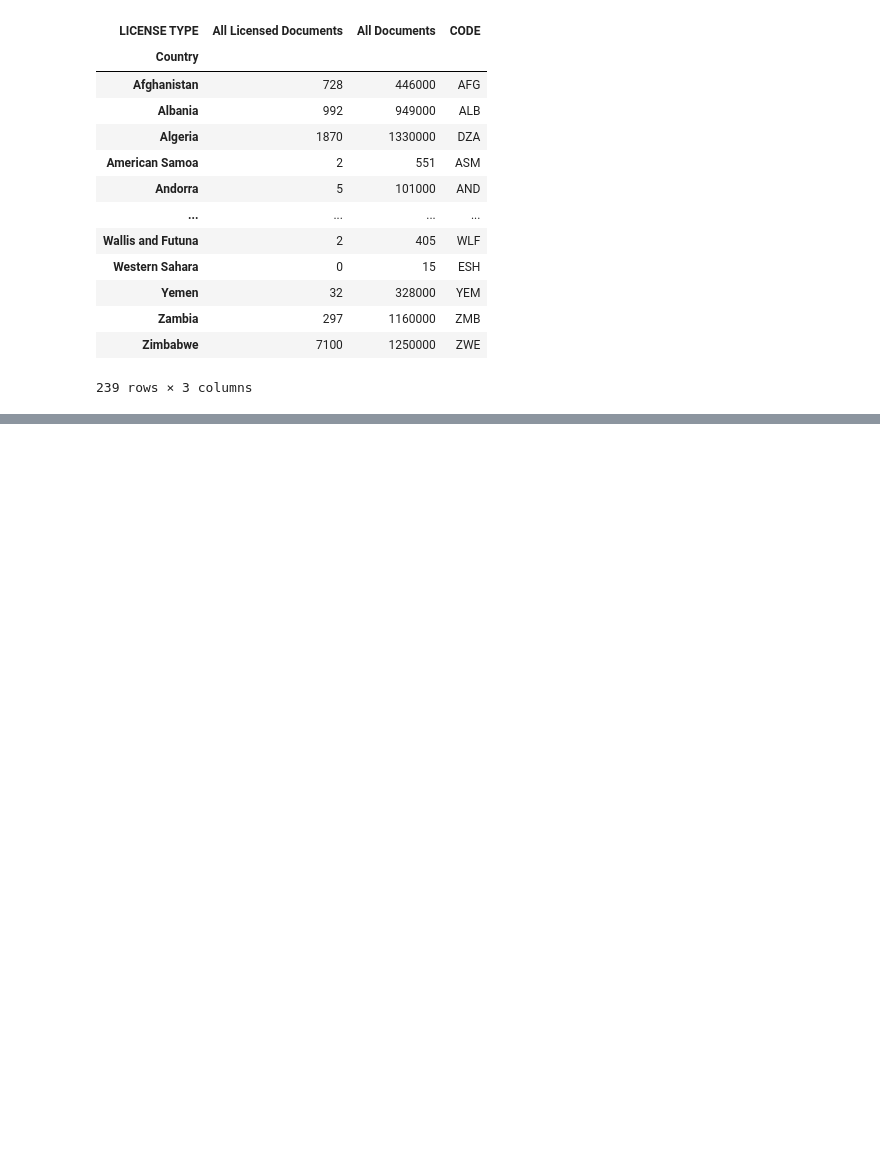
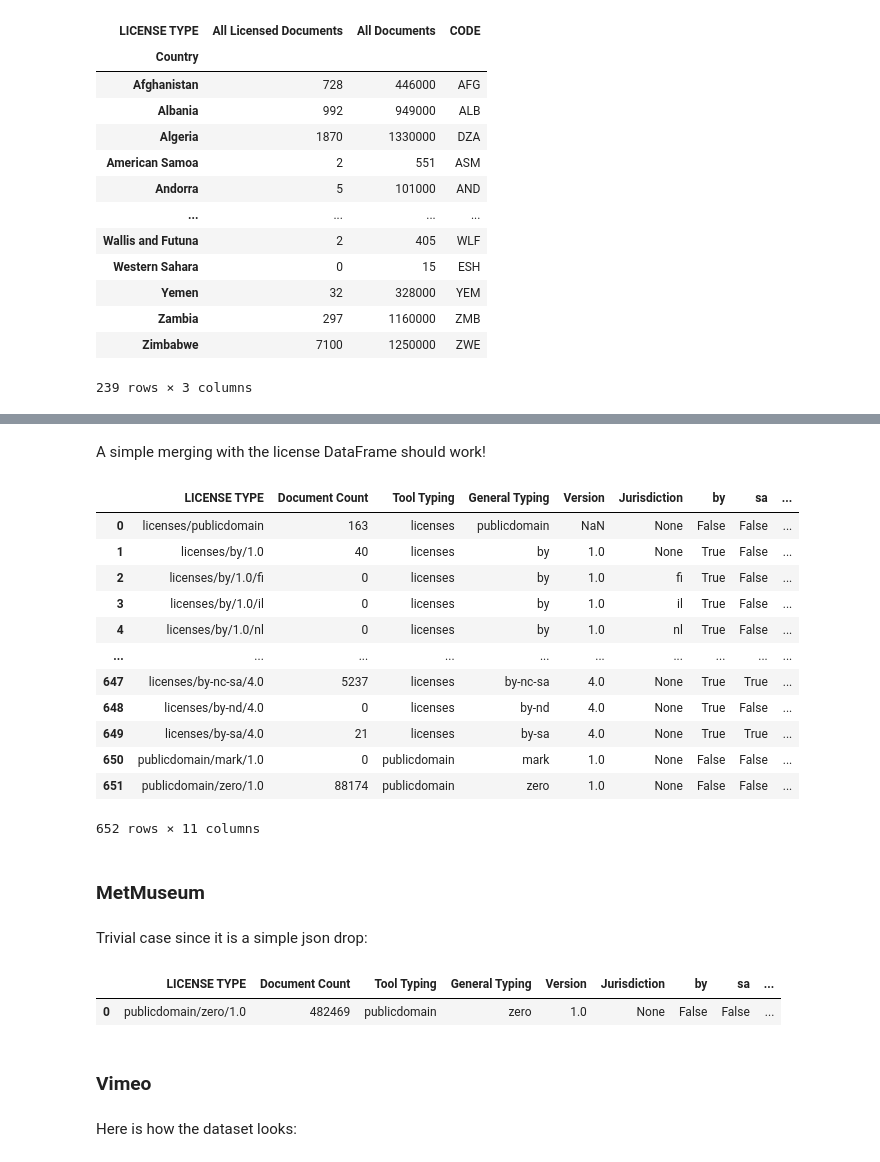
Before and after one commit to creativecommons/quantifying, a Jupyter notebook: visualization/visualization_engineering.ipynb, the cells around one changed output, grey strips where cells are left out. Drawn from its saved outputs; the diff is of its cells as text; code cells hidden in the pictures; blank space fills up the shorter version.

```diff
--- a/visualization/visualization_engineering.ipynb
+++ b/visualization/visualization_engineering.ipynb
@@ -119,7 +119,11 @@ license_df.tail(8)
 | 651 | publicdomain/zero/1.0 | publicdomain | zero | 1.0 | None | False | False | False | False | ... |
 | 652 | all | all | None | NaN | None | None | None | None | None | ... |
 # %%
-def merge_with_license(raw_data):
+def merge_with_license(raw_data, withhold = False):
+    if withhold:
+        withhold_license_df = license_df.copy()
+        withhold_license_df.loc[license_df.shape[0]] = [""] * license_df.shape[1]
+        return raw_data.merge(withhold_license_df, on = "LICENSE TYPE")
     return raw_data.merge(license_df, on = "LICENSE TYPE")
 # %% [markdown]
 ### DeviantArt
@@ -389,0 +420,33 @@ google_country_data
+# %% [markdown]
+A simple merging with the license DataFrame should work!
+# %%
+ia_license_data = merge_with_license(raw_ia_license_data)
+ia_license_data
+# %% [output]
+|  | LICENSE TYPE | Document Count | Tool Typing | General Typing | Version | Jurisdiction | by | sa | ... |
+| 0 | licenses/publicdomain | 163 | licenses | publicdomain | NaN | None | False | False | ... |
+| 1 | licenses/by/1.0 | 40 | licenses | by | 1.0 | None | True | False | ... |
+| 2 | licenses/by/1.0/fi | 0 | licenses | by | 1.0 | fi | True | False | ... |
+| 3 | licenses/by/1.0/il | 0 | licenses | by | 1.0 | il | True | False | ... |
+| 4 | licenses/by/1.0/nl | 0 | licenses | by | 1.0 | nl | True | False | ... |
+| ... | ... | ... | ... | ... | ... | ... | ... | ... | ... |
+| 647 | licenses/by-nc-sa/4.0 | 5237 | licenses | by-nc-sa | 4.0 | None | True | True | ... |
+| 648 | licenses/by-nd/4.0 | 0 | licenses | by-nd | 4.0 | None | True | False | ... |
+| 649 | licenses/by-sa/4.0 | 21 | licenses | by-sa | 4.0 | None | True | True | ... |
+| 650 | publicdomain/mark/1.0 | 0 | publicdomain | mark | 1.0 | None | False | False | ... |
+| 651 | publicdomain/zero/1.0 | 88174 | publicdomain | zero | 1.0 | None | False | False | ... |
+652 rows × 11 columns
+# %% [markdown]
+### MetMuseum
+# %% [markdown]
+Trivial case since it is a simple json drop:
+# %%
+metmuseum_license_data = merge_with_license(raw_metmuseum_license_data)
+metmuseum_license_data
+# %% [output]
+|  | LICENSE TYPE | Document Count | Tool Typing | General Typing | Version | Jurisdiction | by | sa | ... |
+| 0 | publicdomain/zero/1.0 | 482469 | publicdomain | zero | 1.0 | None | False | False | ... |
+# %% [markdown]
+### Vimeo
+# %% [markdown]
+Here is how the dataset looks:
```
Also changed, not shown: parts of 32 cells of this notebook, 1 other file.
